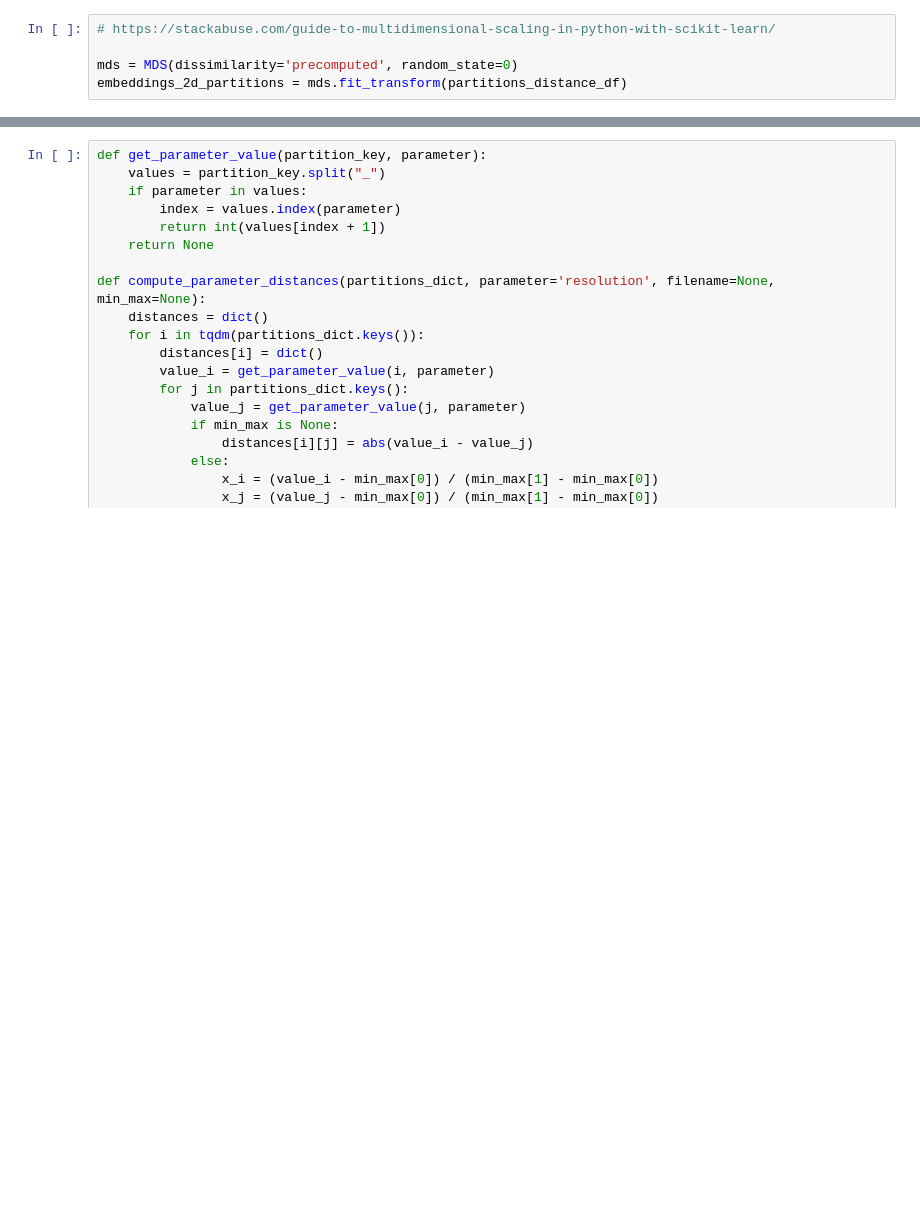
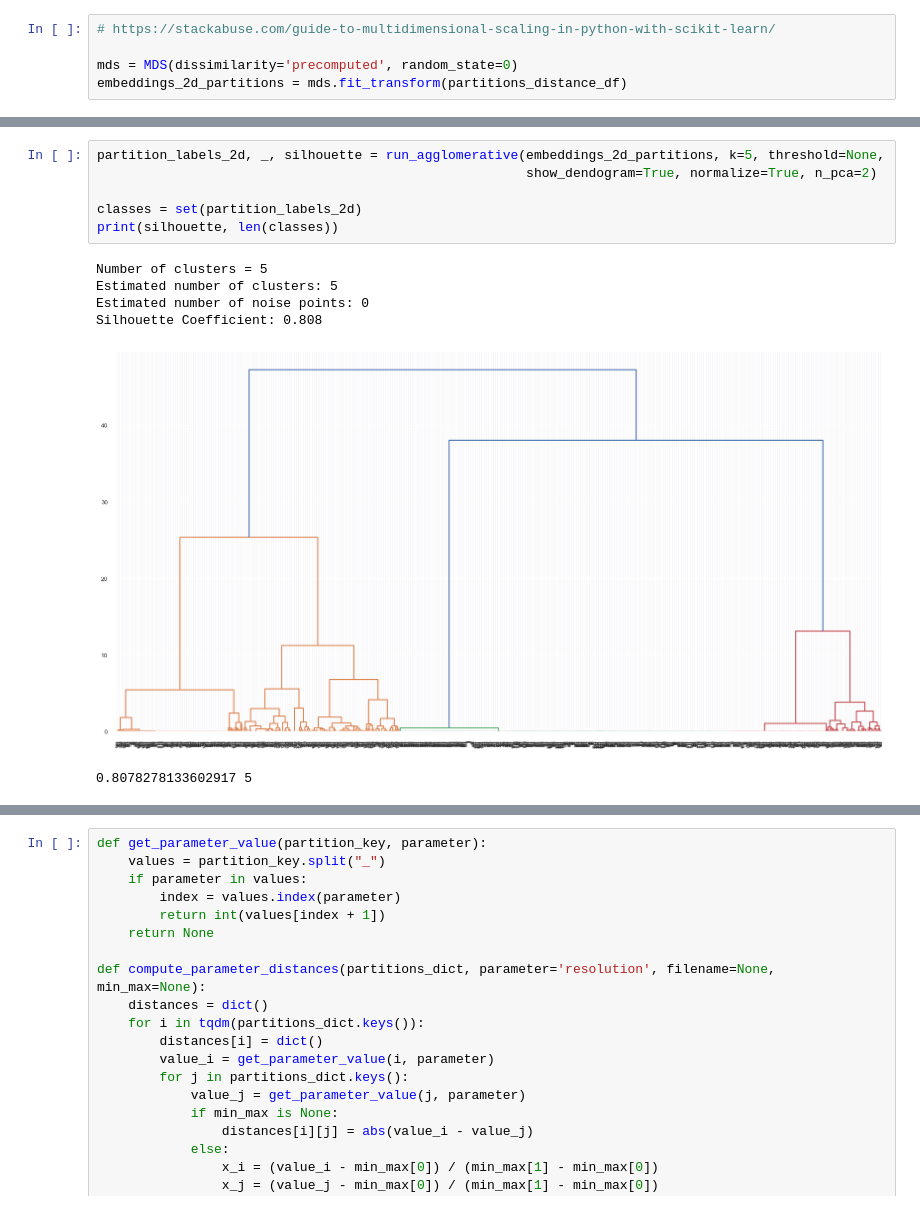
Before and after one commit to amartinezsaucedo/microminer-eval, a Jupyter notebook: clustering_analysis.ipynb, the cells around one changed output, grey strips where cells are left out. Saved outputs shown, nothing was run; the diff lists cells and outputs as text; blank space fills up the shorter version.

Commit message:
fix: improve clustering

```diff
--- a/clustering_analysis.ipynb
+++ b/clustering_analysis.ipynb
@@ -231,0 +305,13 @@ Reference partition: 1156 resolution_84_alpha_55_mfuzzy_9_mthreshold_10
+# %%
+partition_labels_2d, _, silhouette = run_agglomerative(embeddings_2d_partitions, k=5, threshold=None,
+                                                       show_dendogram=True, normalize=True, n_pca=2)
+
+classes = set(partition_labels_2d)
+print(silhouette, len(classes))
+# %% [output]
+Number of clusters = 5
+Estimated number of clusters: 5
+Estimated number of noise points: 0
+Silhouette Coefficient: 0.808
+[figure, added]
+0.8078278133602917 5
```
Also changed, not shown: parts of 13 cells of this notebook, 2 other files.
